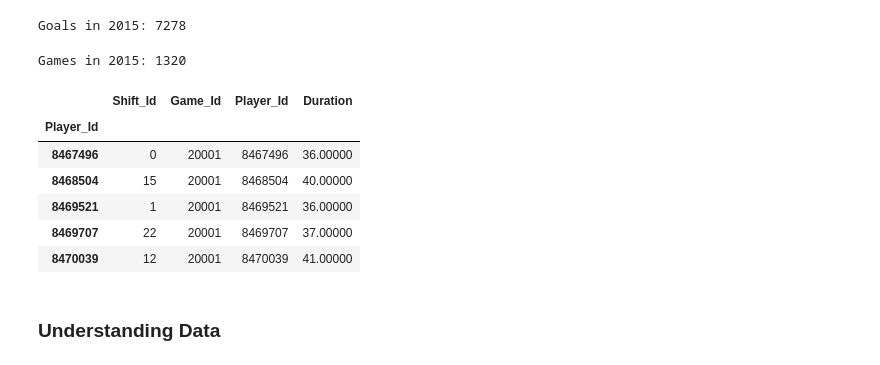
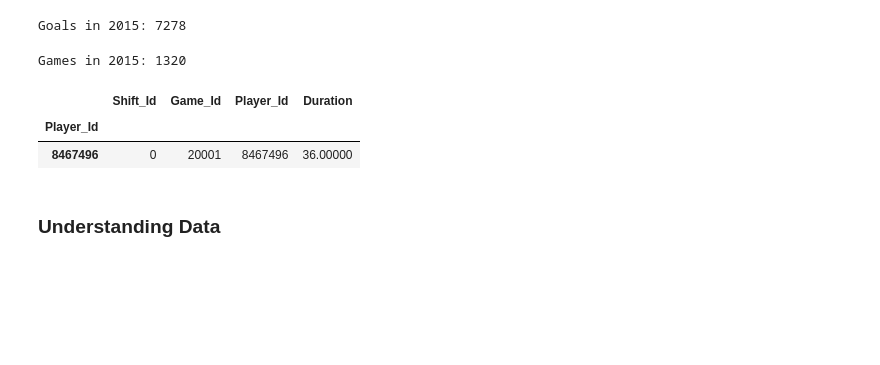
Before and after one commit to rdoherty2019/rdoherty2019.github.io, a Jupyter notebook: HockeyExperiments/firstShiftExperiment.ipynb, the cells around one changed output. Saved outputs shown, nothing was run; the diff lists cells and outputs as text; code cells hidden in the pictures; blank space fills up the shorter version.

```diff
--- a/HockeyExperiments/firstShiftExperiment.ipynb
+++ b/HockeyExperiments/firstShiftExperiment.ipynb
@@ -88,6 +88,6 @@ import seaborn as sns
 # See documentation for assistance on how to do this https://github.com/HarryShomer/Hockey-Scraper
 
 # 2015 Shift Data
-shift2015 = pd.read_csv("../hockey_scraper_data/csvs/nhl_shifts_20152016.csv")
+shift2015 = pd.read_csv("../csvs/nhl_shifts_20152016.csv")
 # 2015 Play by Play Data
-pbp2015 = pd.read_csv("../hockey_scraper_data/csvs/nhl_pbp_20152016.csv")
+pbp2015 = pd.read_csv("../csvs/nhl_pbp_20152016.csv")
@@ -218,15 +218,11 @@ def getFirstShift(gameIds, shifts):
 # Find all the first shifts for 2015
 firstShift2015 = getFirstShift(gameIds2015, firstPeriodShift2015)
 # %%
-firstShift2015.head()
+firstShift2015.head(1)
 # %% [output]
 |  | Shift_Id | Game_Id | Player_Id | Duration |
 | Player_Id |  |  |  |  |
 | 8467496 | 0 | 20001 | 8467496 | 36.00000 |
-| 8468504 | 15 | 20001 | 8468504 | 40.00000 |
-| 8469521 | 1 | 20001 | 8469521 | 36.00000 |
-| 8469707 | 22 | 20001 | 8469707 | 37.00000 |
-| 8470039 | 12 | 20001 | 8470039 | 41.00000 |
 # %% [markdown]
 ### Understanding Data
 # %%
```
Also changed, not shown: parts of 6 cells of this notebook.
